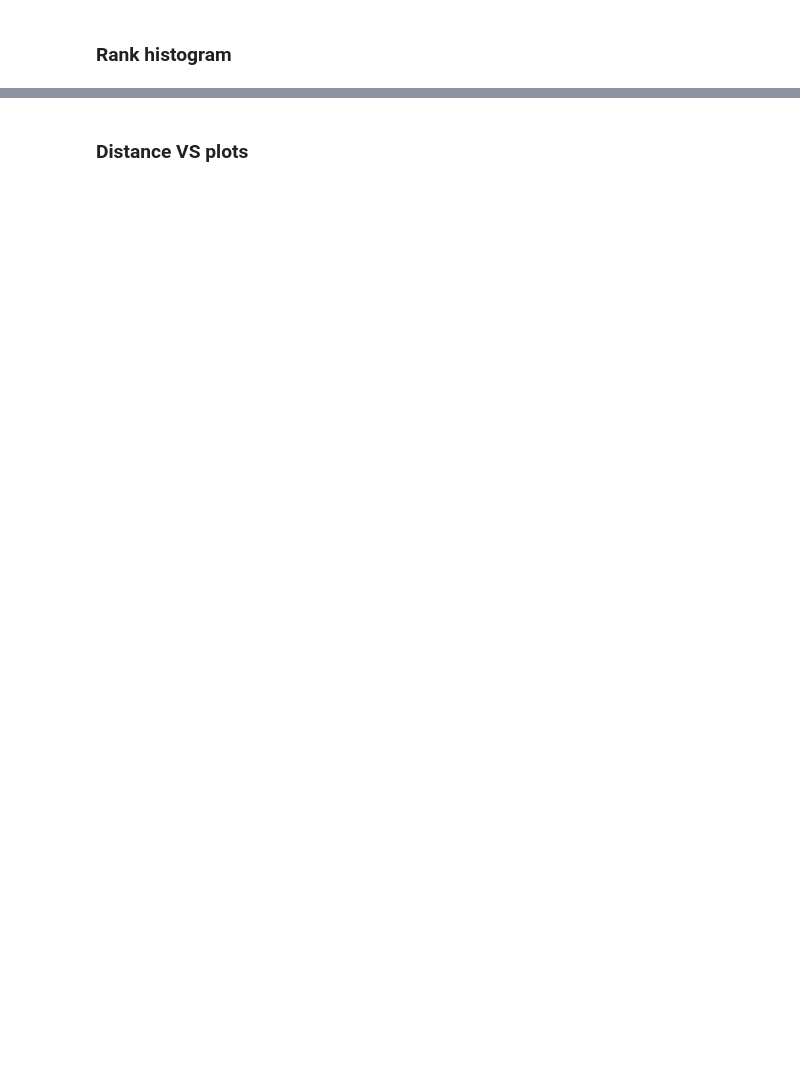
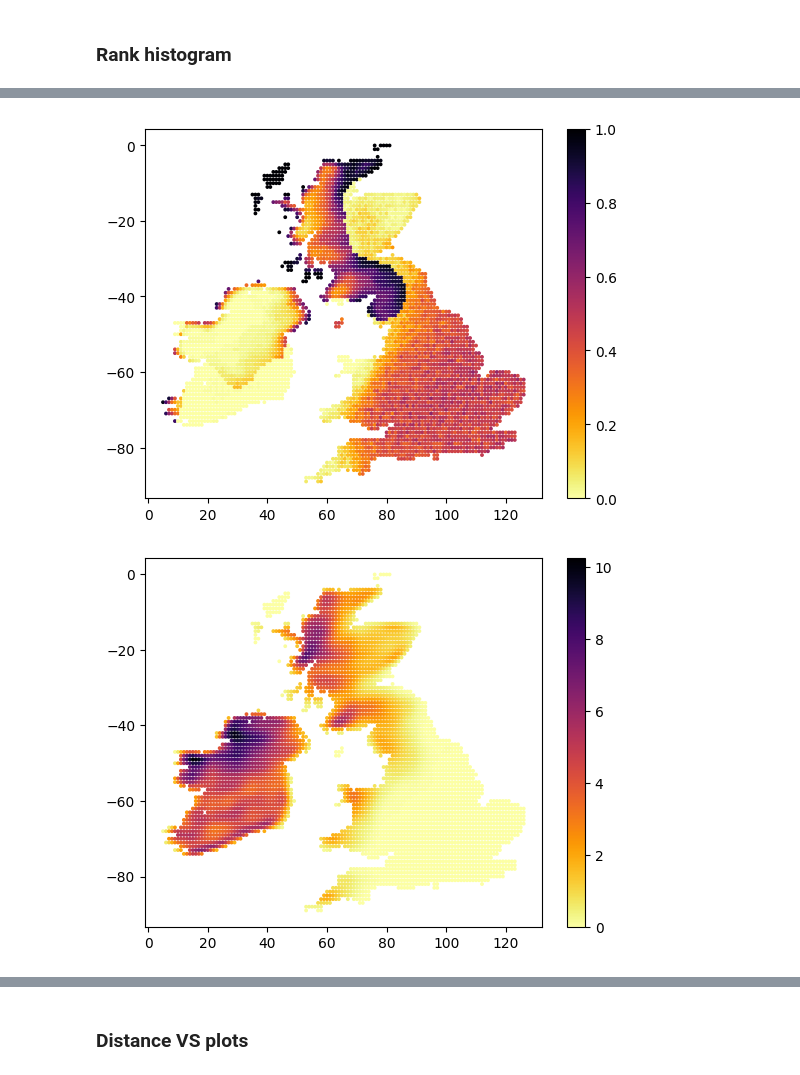
Before and after one commit to Huk-David/SpaDep_VCop, a Jupyter notebook: body/Diagnostic_VAEGAN.ipynb, the cells around one changed output, grey strips where cells are left out. Saved outputs shown, nothing was run; the diff lists cells and outputs as text; code cells hidden in the pictures; blank space fills up the shorter version.

```diff
--- a/body/Diagnostic_VAEGAN.ipynb
+++ b/body/Diagnostic_VAEGAN.ipynb
@@ -544,0 +613,13 @@ ranks = np.array(ranks)
+# %%
+plt.scatter(locations_x, locations_y, c=(np.tile(GNM_output['target_rain'][day][indices_i, indices_j],(100,1))+np.random.uniform(-1e-6,1e-6,(100, 4302)) > GNM_output['pred_rain_ensemble'][day][indices_i, indices_j].T).mean(0), cmap='inferno_r', s=3)
+plt.colorbar()
+plt.show()
+plt.scatter(locations_x, locations_y, c=np.mean(GNM_output['pred_rain_ensemble'][day][indices_i, indices_j],1), cmap='inferno_r', s=3)
+plt.colorbar()
+plt.show()
+plt.scatter(locations_x, locations_y, c=GNM_output['target_rain'][day][indices_i, indices_j], cmap='inferno_r', s=3)
+plt.colorbar()
+plt.show()
+# %% [output]
+[figure, added]
+[figure, added]
```
Also changed, not shown: parts of 49 cells of this notebook, 1 other file.
